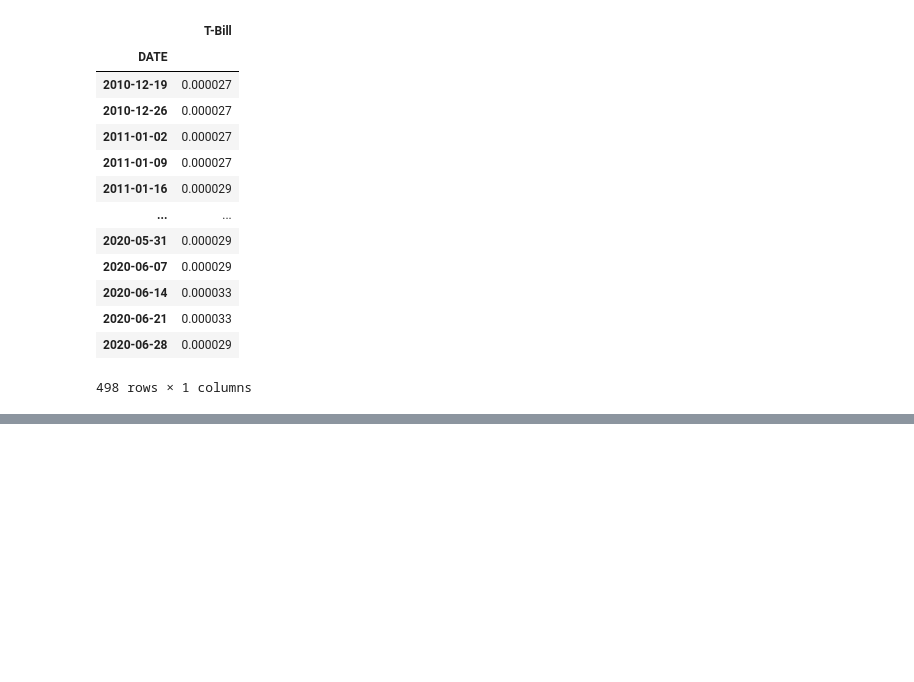
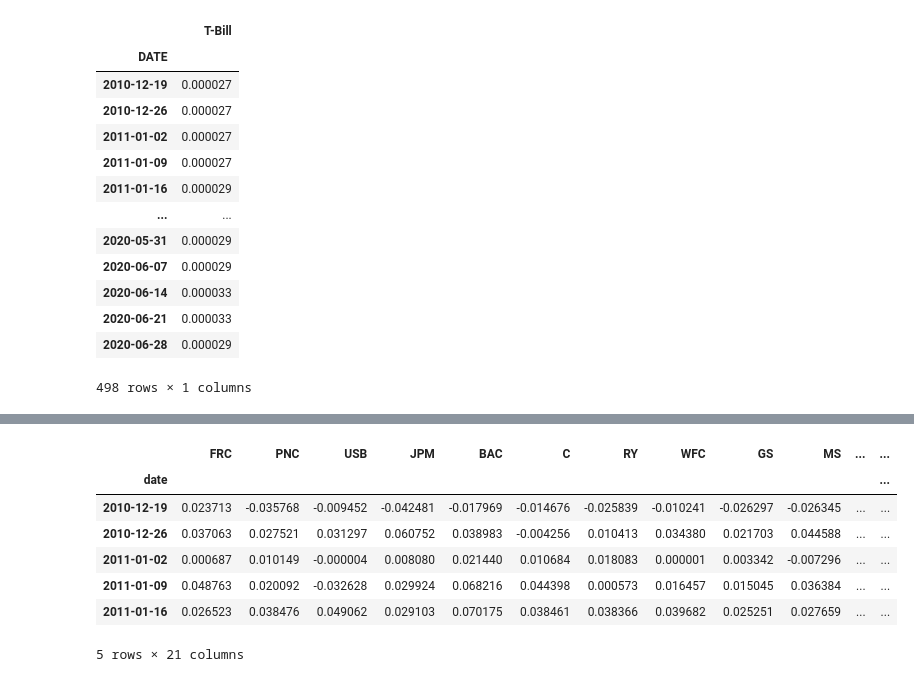
Before and after one commit to ahmet794/Investment-Banking-Asset-Management, a Jupyter notebook: Machine Learning for Investment Banking and Asset Management/Labs Week 1.ipynb, the cells around one changed output, grey strips where cells are left out. Saved outputs shown, nothing was run; the diff lists cells and outputs as text; code cells hidden in the pictures; blank space fills up the shorter version.

```diff
--- a/Machine Learning for Investment Banking and Asset Management/Labs Week 1.ipynb
+++ b/Machine Learning for Investment Banking and Asset Management/Labs Week 1.ipynb
@@ -239,0 +311,12 @@ end_date = '2020-06-28'
+# %%
+data = df_week.drop('SP500', axis=1)
+data.head()
+# %% [output]
+|  | FRC | PNC | USB | JPM | BAC | C | RY | WFC | GS | MS | ... | ... |
+| date |  |  |  |  |  |  |  |  |  |  |  | ... |
+| 2010-12-19 | 0.023713 | -0.035768 | -0.009452 | -0.042481 | -0.017969 | -0.014676 | -0.025839 | -0.010241 | -0.026297 | -0.026345 | ... | ... |
+| 2010-12-26 | 0.037063 | 0.027521 | 0.031297 | 0.060752 | 0.038983 | -0.004256 | 0.010413 | 0.034380 | 0.021703 | 0.044588 | ... | ... |
+| 2011-01-02 | 0.000687 | 0.010149 | -0.000004 | 0.008080 | 0.021440 | 0.010684 | 0.018083 | 0.000001 | 0.003342 | -0.007296 | ... | ... |
+| 2011-01-09 | 0.048763 | 0.020092 | -0.032628 | 0.029924 | 0.068216 | 0.044398 | 0.000573 | 0.016457 | 0.015045 | 0.036384 | ... | ... |
+| 2011-01-16 | 0.026523 | 0.038476 | 0.049062 | 0.029103 | 0.070175 | 0.038461 | 0.038366 | 0.039682 | 0.025251 | 0.027659 | ... | ... |
+5 rows × 21 columns
```
Also changed, not shown: parts of 3 cells of this notebook.
